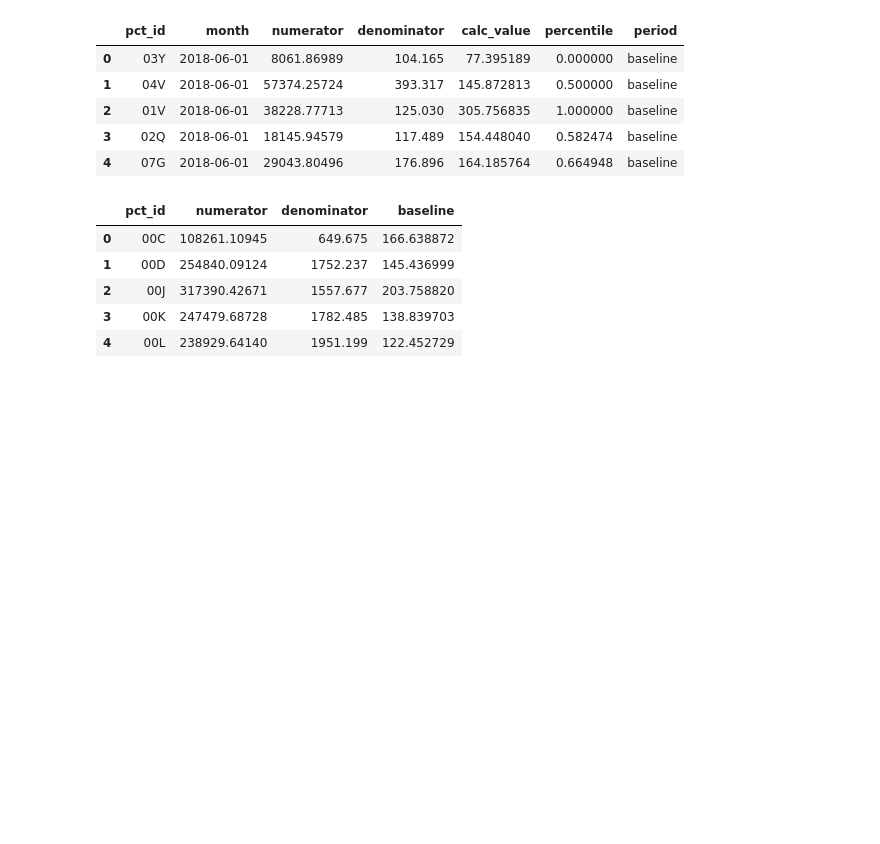
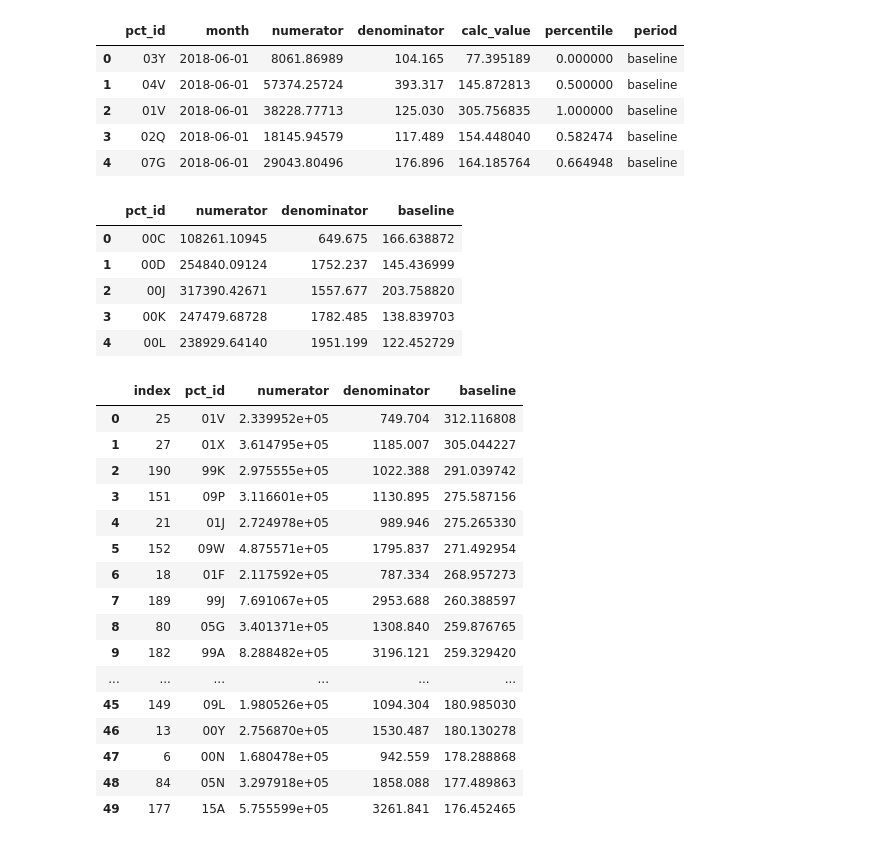
Before and after one commit to ebmdatalab/low-priority-CCG-visit-RCT, a Jupyter notebook: allocation/LPP RCT - CCG Allocation.ipynb, the cells around one changed output. Drawn from its saved outputs; the diff is of its cells as text; code cells hidden in the pictures; blank space fills up the shorter version.

```diff
--- a/allocation/LPP RCT - CCG Allocation.ipynb
+++ b/allocation/LPP RCT - CCG Allocation.ipynb
@@ -77,3 +77,26 @@ agg_6m.head()
 | 2 | 00J | 317390.42671 | 1557.677 | 203.758820 |
 | 3 | 00K | 247479.68728 | 1782.485 | 138.839703 |
 | 4 | 00L | 238929.64140 | 1951.199 | 122.452729 |
+# %%
+### select the worst ~50 to be pre-screened
+
+df3 = agg_6m.copy()
+df3.sort_values(by="baseline", ascending=False).head(50).reset_index()
+# %% [output]
+|  | index | pct_id | numerator | denominator | baseline |
+| 0 | 25 | 01V | 2.339952e+05 | 749.704 | 312.116808 |
+| 1 | 27 | 01X | 3.614795e+05 | 1185.007 | 305.044227 |
+| 2 | 190 | 99K | 2.975555e+05 | 1022.388 | 291.039742 |
+| 3 | 151 | 09P | 3.116601e+05 | 1130.895 | 275.587156 |
+| 4 | 21 | 01J | 2.724978e+05 | 989.946 | 275.265330 |
+| 5 | 152 | 09W | 4.875571e+05 | 1795.837 | 271.492954 |
+| 6 | 18 | 01F | 2.117592e+05 | 787.334 | 268.957273 |
+| 7 | 189 | 99J | 7.691067e+05 | 2953.688 | 260.388597 |
+| 8 | 80 | 05G | 3.401371e+05 | 1308.840 | 259.876765 |
+| 9 | 182 | 99A | 8.288482e+05 | 3196.121 | 259.329420 |
+| ... | ... | ... | ... | ... | ... |
+| 45 | 149 | 09L | 1.980526e+05 | 1094.304 | 180.985030 |
+| 46 | 13 | 00Y | 2.756870e+05 | 1530.487 | 180.130278 |
+| 47 | 6 | 00N | 1.680478e+05 | 942.559 | 178.288868 |
+| 48 | 84 | 05N | 3.297918e+05 | 1858.088 | 177.489863 |
+| 49 | 177 | 15A | 5.755599e+05 | 3261.841 | 176.452465 |
```
Also changed, not shown: parts of 10 cells of this notebook.
